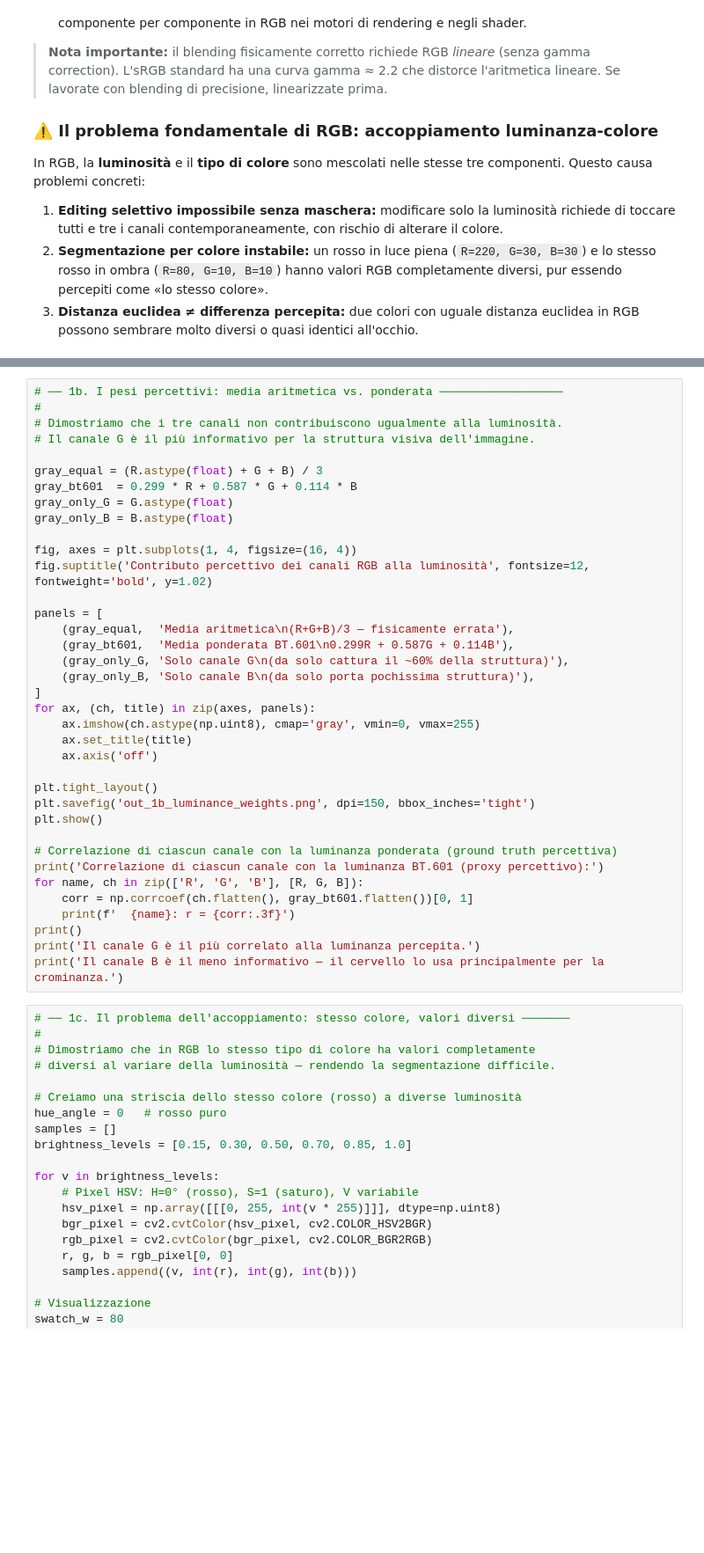
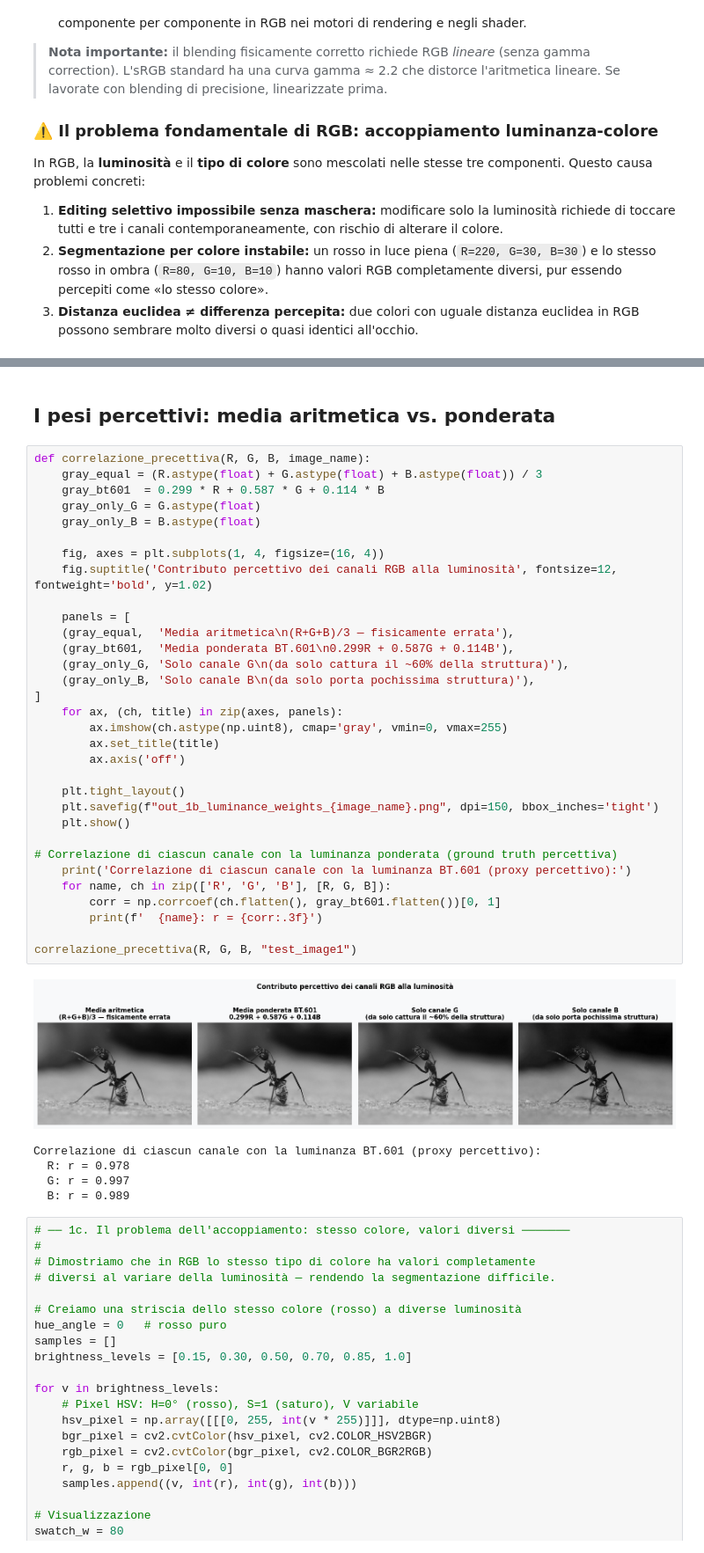
Before and after one commit to luigi-asprino/LAB-TDM, a Jupyter notebook: 003/notebook.ipynb, the cells around one changed output, grey strips where cells are left out. Shown at 88% size. Drawn from its saved outputs; the diff is of its cells as text; blank space fills up the shorter version.

```diff
--- a/003/notebook.ipynb
+++ b/003/notebook.ipynb
@@ -168,40 +183,43 @@ for name, ch in zip(['R', 'G', 'B'], [R, G, B]):
+# %% [markdown]
+## I pesi percettivi: media aritmetica vs. ponderata
 # %%
-# ── 1b. I pesi percettivi: media aritmetica vs. ponderata ──────────────────
-#
-# Dimostriamo che i tre canali non contribuiscono ugualmente alla luminosità.
-# Il canale G è il più informativo per la struttura visiva dell'immagine.
+def correlazione_precettiva(R, G, B, image_name):
+    gray_equal = (R.astype(float) + G.astype(float) + B.astype(float)) / 3
+    gray_bt601  = 0.299 * R + 0.587 * G + 0.114 * B
+    gray_only_G = G.astype(float)
+    gray_only_B = B.astype(float)
 
-gray_equal = (R.astype(float) + G + B) / 3
-gray_bt601  = 0.299 * R + 0.587 * G + 0.114 * B
-gray_only_G = G.astype(float)
-gray_only_B = B.astype(float)
+    fig, axes = plt.subplots(1, 4, figsize=(16, 4))
+    fig.suptitle('Contributo percettivo dei canali RGB alla luminosità', fontsize=12, fontweight='bold', y=1.02)
 
-fig, axes = plt.subplots(1, 4, figsize=(16, 4))
-fig.suptitle('Contributo percettivo dei canali RGB alla luminosità', fontsize=12, fontweight='bold', y=1.02)
-
-panels = [
+    panels = [
     (gray_equal,  'Media aritmetica\n(R+G+B)/3 — fisicamente errata'),
     (gray_bt601,  'Media ponderata BT.601\n0.299R + 0.587G + 0.114B'),
     (gray_only_G, 'Solo canale G\n(da solo cattura il ~60% della struttura)'),
     (gray_only_B, 'Solo canale B\n(da solo porta pochissima struttura)'),
 ]
-for ax, (ch, title) in zip(axes, panels):
-    ax.imshow(ch.astype(np.uint8), cmap='gray', vmin=0, vmax=255)
-    ax.set_title(title)
-    ax.axis('off')
+    for ax, (ch, title) in zip(axes, panels):
+        ax.imshow(ch.astype(np.uint8), cmap='gray', vmin=0, vmax=255)
+        ax.set_title(title)
+        ax.axis('off')
 
-plt.tight_layout()
-plt.savefig('out_1b_luminance_weights.png', dpi=150, bbox_inches='tight')
-plt.show()
+    plt.tight_layout()
+    plt.savefig(f"out_1b_luminance_weights_{image_name}.png", dpi=150, bbox_inches='tight')
+    plt.show()
 
 # Correlazione di ciascun canale con la luminanza ponderata (ground truth percettiva)
-print('Correlazione di ciascun canale con la luminanza BT.601 (proxy percettivo):')
-for name, ch in zip(['R', 'G', 'B'], [R, G, B]):
-    corr = np.corrcoef(ch.flatten(), gray_bt601.flatten())[0, 1]
-    print(f'  {name}: r = {corr:.3f}')
-print()
-print('Il canale G è il più correlato alla luminanza percepita.')
-print('Il canale B è il meno informativo — il cervello lo usa principalmente per la crominanza.')
+    print('Correlazione di ciascun canale con la luminanza BT.601 (proxy percettivo):')
+    for name, ch in zip(['R', 'G', 'B'], [R, G, B]):
+        corr = np.corrcoef(ch.flatten(), gray_bt601.flatten())[0, 1]
+        print(f'  {name}: r = {corr:.3f}')
+
+correlazione_precettiva(R, G, B, "test_image1")
+# %% [output]
+[figure, added]
+Correlazione di ciascun canale con la luminanza BT.601 (proxy percettivo):
+  R: r = 0.978
+  G: r = 0.997
+  B: r = 0.989
 # %%
 # ── 1c. Il problema dell'accoppiamento: stesso colore, valori diversi ───────
 #
```
Also changed, not shown: parts of 3 cells of this notebook, 2 other files.
